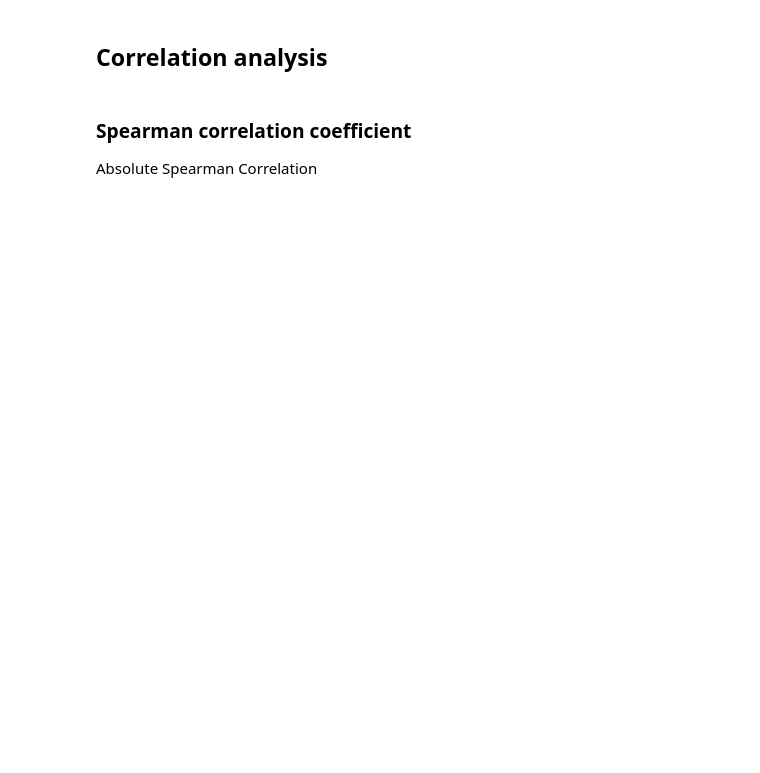
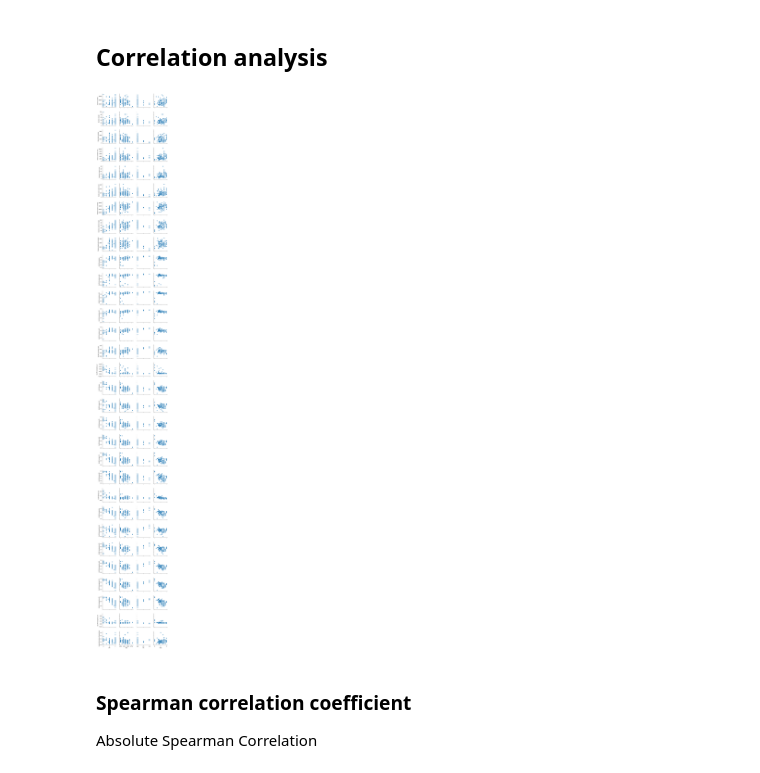
Before and after one commit to mjirik/scaffan, a Jupyter notebook: experiments/lobulus_area_evaluation.ipynb, the cells around one changed output. Drawn from its saved outputs; the diff is of its cells as text; code cells hidden in the pictures; blank space fills up the shorter version.

```diff
--- a/experiments/lobulus_area_evaluation.ipynb
+++ b/experiments/lobulus_area_evaluation.ipynb
@@ -101,0 +134,19 @@ dfcor
+# %%
+features = [
+    "Branch number", "Skeleton length", "Dead ends number",
+    "Branch number norm", "Skeleton length norm", "Dead ends number norm",
+    "Relative branch number", "Relative skeleton length", "Relative dead ends number",
+                                  'GLCM Correlation',
+       'GLCM Correlation p10', 'GLCM Correlation p25', 'GLCM Correlation p50',
+       'GLCM Correlation p75', 'GLCM Correlation p90', 'GLCM Correlation var',
+       'GLCM Energy', 'GLCM Energy p10', 'GLCM Energy p25', 'GLCM Energy p50',
+       'GLCM Energy p75', 'GLCM Energy p90', 'GLCM Energy var',
+       'GLCM Homogenity', 'GLCM Homogenity p10', 'GLCM Homogenity p25',
+       'GLCM Homogenity p50', 'GLCM Homogenity p75', 'GLCM Homogenity p90',
+       'GLCM Homogenity var',
+        'Lobulus Boundary Compactness',
+           ]
+
+annotations = [
+    "PFCVI", "SNI", "SWP", "CMP", "IFE", "SQZ",  "OSQ",
+]
@@ -104,3 +172,21 @@ dfcor
+# %%
+# iris = sns.load_dataset("iris")
+g = sns.PairGrid(
+    df[dfselector], y_vars=[
+        *features
+    ],
+    x_vars=[
+#     "PFCVI",
+        "SNI",
+#         "SWP",
+        "SQZ",
+#     "Sum Semi-q",
+        "IFE",
+        "OSQ",
+    ])
+g.map(plt.scatter);
+# %% [output]
+[figure, added]
 # %%
 # ### Pearson correlation coefficient
 
```
Also changed, not shown: parts of 40 cells of this notebook, 1 other file.
